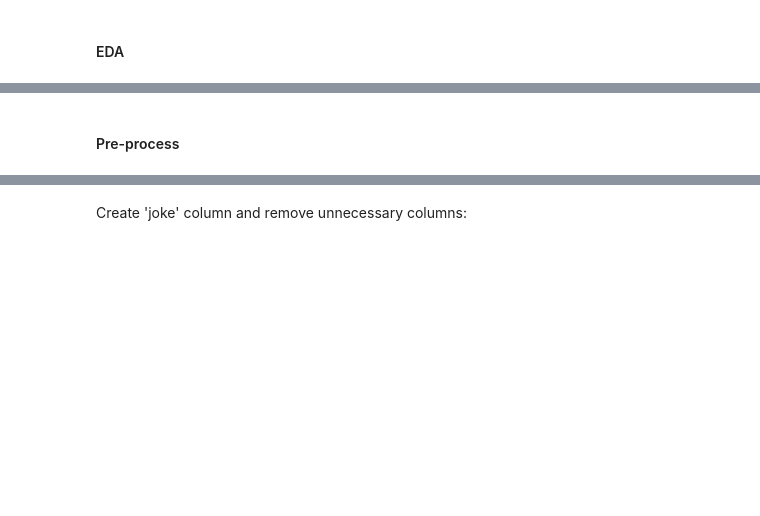
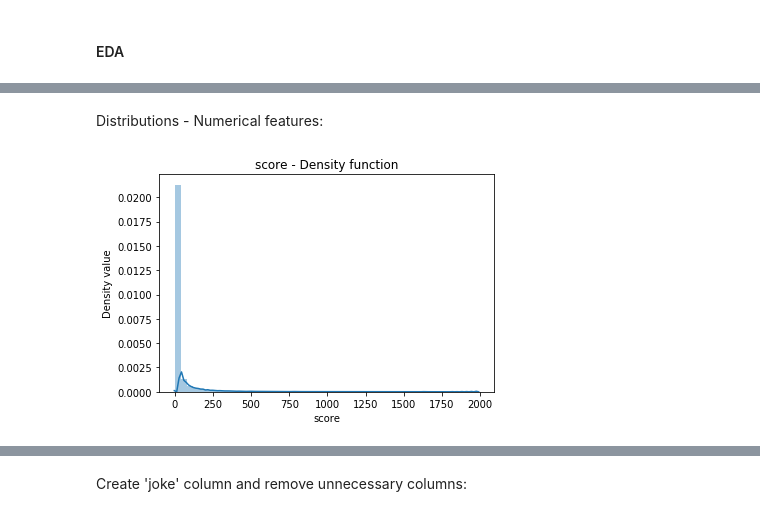
Before and after one commit to AxelStbl/jokes_score, a Jupyter notebook: EDA_Modeling.ipynb, the cells around one changed output, grey strips where cells are left out. Saved outputs shown, nothing was run; the diff lists cells and outputs as text; code cells hidden in the pictures; blank space fills up the shorter version.

```diff
--- a/EDA_Modeling.ipynb
+++ b/EDA_Modeling.ipynb
@@ -136,9 +79,23 @@ df.head()
-# %%
-# first preselection based on description:
-not_to_use = ["contributors", "coordinates", "geo", "id","id_str","in_reply_to_status_id","in_reply_to_status_id_str","in_reply_to_user_id","in_reply_to_user_id_str","quoted_status_id","quoted_status_id_str"]
-df = df.drop(columns=to_remove)
-# %%
-# We have as many ID as rows we can drop id column since we won't use it to scrape other tweets or see responses
-df= df.drop()
-# %% [markdown]
-#### Pre-process
+# %% [markdown]
+Distributions - Numerical features:
+# %%
+# Remove skew
+def remove_skew_95(df,col,mean = None,std = None):
+    if not mean:
+        mean = df[col].mean()
+    if not std:
+        std = df[col].std()
+    df = df[df[col] > (mean-2*std)]
+    df = df[df[col] < (mean+2*std)]
+    return df
+# %%
+df = remove_skew_95(df,'score')
+# %%
+num_features = ['score']
+for feat in num_features:
+    ax = sns.distplot(df[df[feat].notna()][feat]);
+    ax.set_title(f'{feat} - Density function');
+    ax.set_ylabel('Density value');
+    plt.show();
+# %% [output]
+[figure, added]
```
Also changed, not shown: parts of 75 cells of this notebook.
